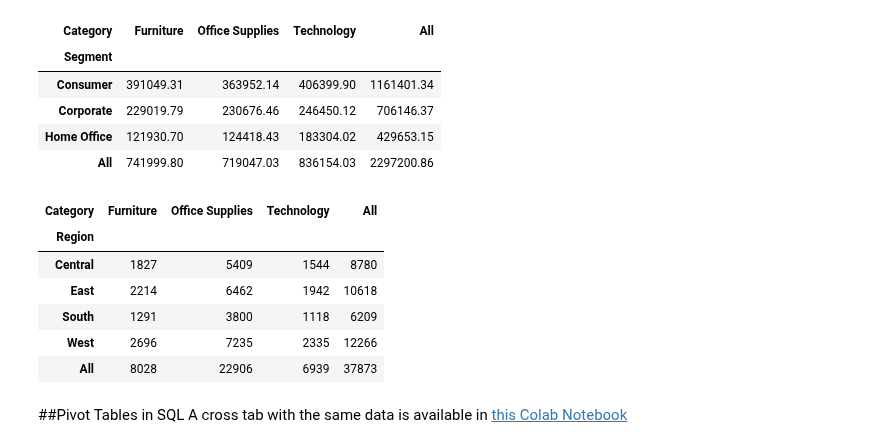
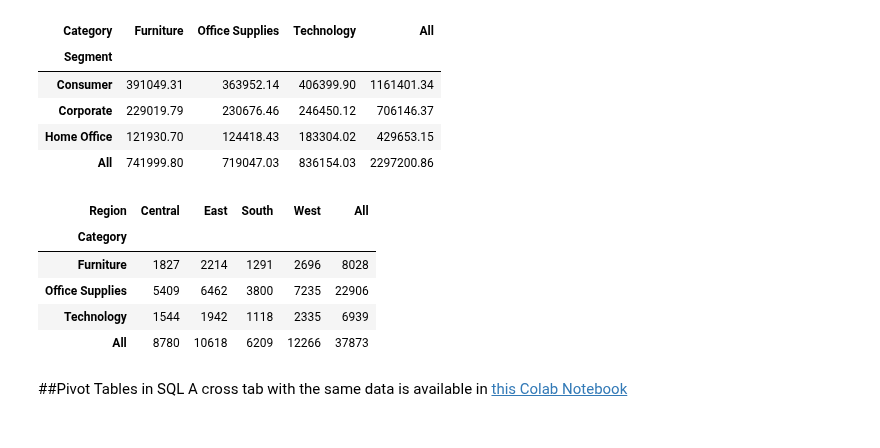
Before and after one commit to Praxis-QR/RDWH, a Jupyter notebook: Pivot_Tables_for_OLAP_Cube_Python_Superstore.ipynb, the cells around one changed output. Cells and saved outputs as stored; diff of their text form; code cells hidden in the pictures.

Commit message:
Superstore Data

```diff
--- a/Pivot_Tables_for_OLAP_Cube_Python_Superstore.ipynb
+++ b/Pivot_Tables_for_OLAP_Cube_Python_Superstore.ipynb
@@ -139,13 +141,12 @@ dfSSPivot9
 | All | 741999.80 | 719047.03 | 836154.03 | 2297200.86 |
 # %%
 #Create the pivot table
-dfSSPivot10 = pd.pivot_table(data=dfSS,index='Region',columns='Category',values='Quantity', aggfunc='sum', margins=True).copy()
+dfSSPivot10 = pd.pivot_table(data=dfSS,index='Category',columns='Region',values='Quantity', aggfunc='sum', margins=True).copy()
 dfSSPivot10
 # %% [output]
-| Category | Furniture | Office Supplies | Technology | All |
-| Region |  |  |  |  |
-| Central | 1827 | 5409 | 1544 | 8780 |
-| East | 2214 | 6462 | 1942 | 10618 |
-| South | 1291 | 3800 | 1118 | 6209 |
-| West | 2696 | 7235 | 2335 | 12266 |
-| All | 8028 | 22906 | 6939 | 37873 |
+| Region | Central | East | South | West | All |
+| Category |  |  |  |  |  |
+| Furniture | 1827 | 2214 | 1291 | 2696 | 8028 |
+| Office Supplies | 5409 | 6462 | 3800 | 7235 | 22906 |
+| Technology | 1544 | 1942 | 1118 | 2335 | 6939 |
+| All | 8780 | 10618 | 6209 | 12266 | 37873 |
```
Also changed, not shown: parts of 4 cells of this notebook.
